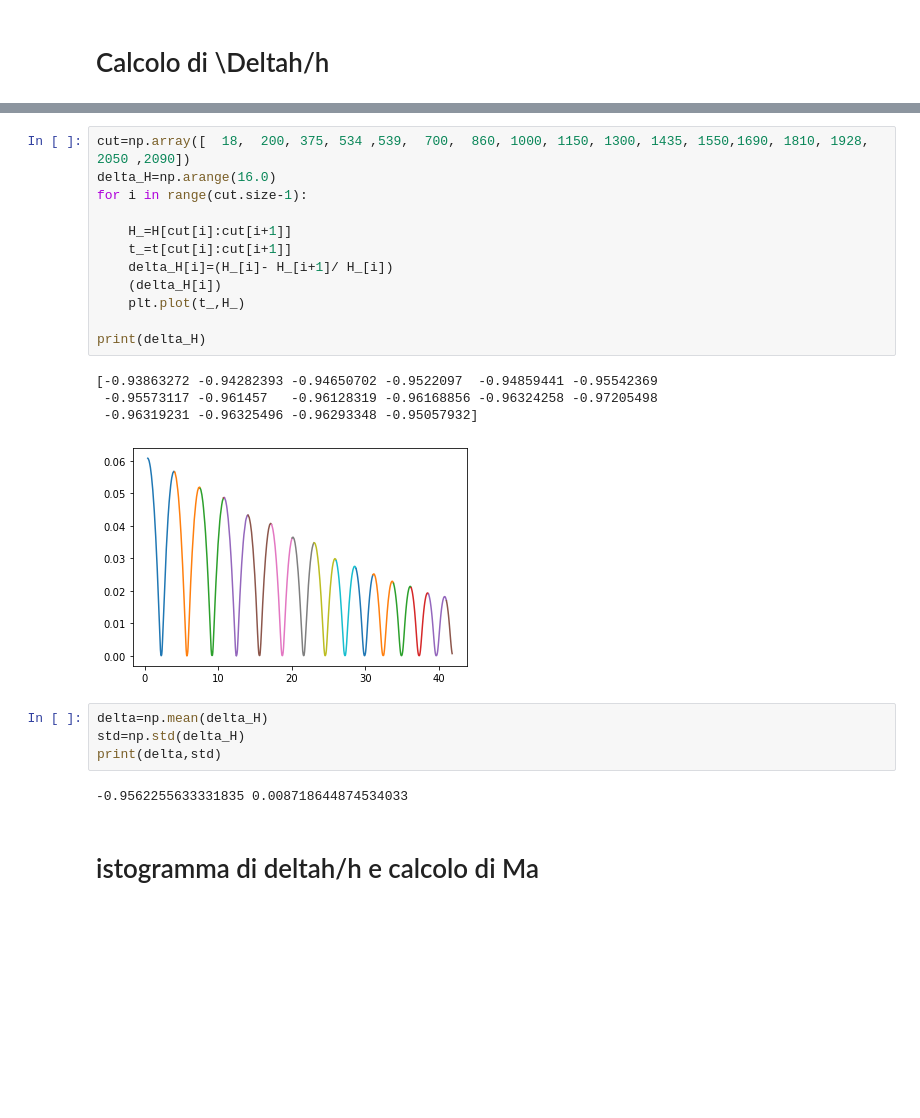
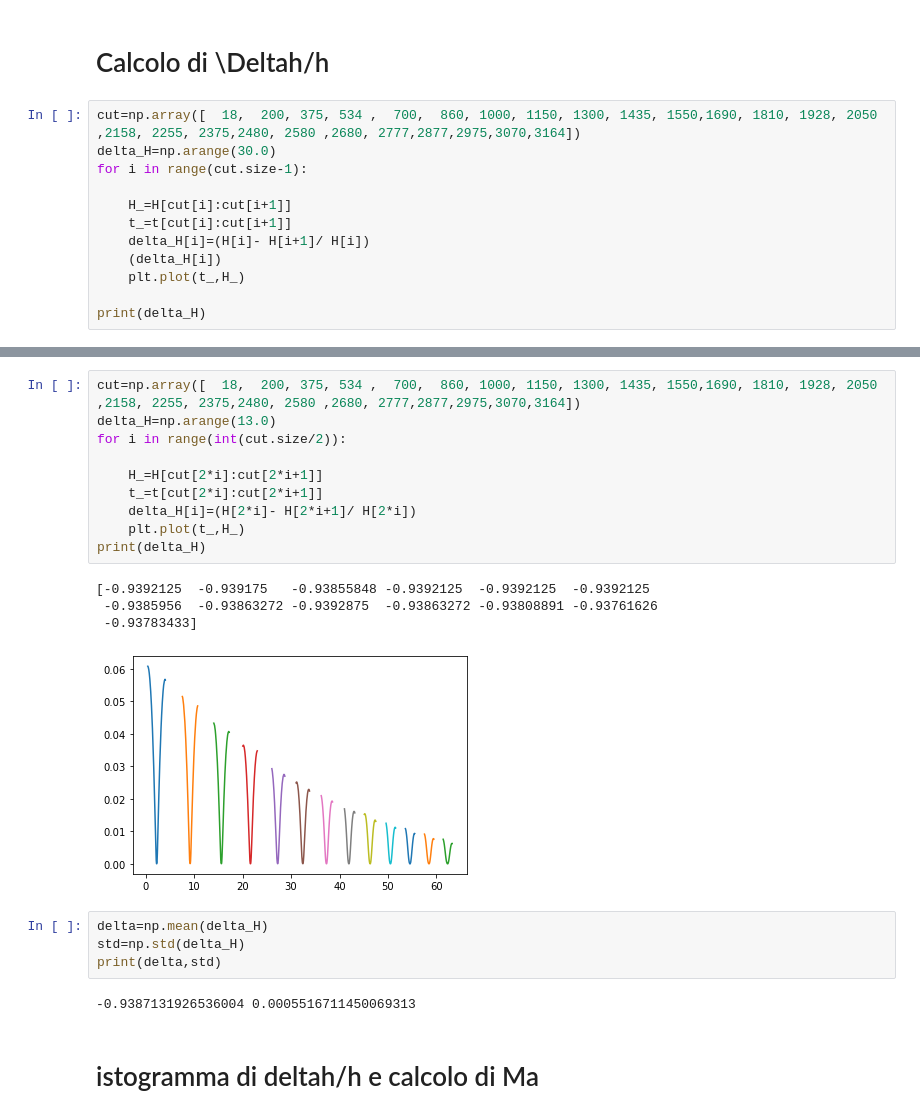
Before and after one commit to unTipicoCapodoglio/prova5, a Jupyter notebook: analisi5d.ipynb, the cells around one changed output, grey strips where cells are left out. Drawn from its saved outputs; the diff is of its cells as text; blank space fills up the shorter version.

```diff
--- a/analisi5d.ipynb
+++ b/analisi5d.ipynb
@@ -24,3 +24,15 @@ print(CUT)
 (array([  18,  534,  539,  700,  854, 1922, 2775, 3161], dtype=int64),)
 # %% [markdown]
 # Calcolo di \Deltah/h
+# %%
+cut=np.array([  18,  200, 375, 534 ,  700,  860, 1000, 1150, 1300, 1435, 1550,1690, 1810, 1928, 2050 ,2158, 2255, 2375,2480, 2580 ,2680, 2777,2877,2975,3070,3164])
+delta_H=np.arange(30.0)
+for i in range(cut.size-1):
+
+    H_=H[cut[i]:cut[i+1]]
+    t_=t[cut[i]:cut[i+1]]
+    delta_H[i]=(H[i]- H[i+1]/ H[i])
+    (delta_H[i])
+    plt.plot(t_,H_)
+
+print(delta_H)
@@ -27,26 +46,24 @@ print(CUT)
 # %%
-cut=np.array([  18,  200, 375, 534 ,539,  700,  860, 1000, 1150, 1300, 1435, 1550,1690, 1810, 1928, 2050 ,2090])
-delta_H=np.arange(16.0)
-for i in range(cut.size-1):
+cut=np.array([  18,  200, 375, 534 ,  700,  860, 1000, 1150, 1300, 1435, 1550,1690, 1810, 1928, 2050 ,2158, 2255, 2375,2480, 2580 ,2680, 2777,2877,2975,3070,3164])
+delta_H=np.arange(13.0)
+for i in range(int(cut.size/2)):
 
-    H_=H[cut[i]:cut[i+1]]
-    t_=t[cut[i]:cut[i+1]]
-    delta_H[i]=(H_[i]- H_[i+1]/ H_[i])
-    (delta_H[i])
+    H_=H[cut[2*i]:cut[2*i+1]]
+    t_=t[cut[2*i]:cut[2*i+1]]
+    delta_H[i]=(H[2*i]- H[2*i+1]/ H[2*i])
     plt.plot(t_,H_)
-
 print(delta_H)
 # %% [output]
-[-0.93863272 -0.94282393 -0.94650702 -0.9522097  -0.94859441 -0.95542369
- -0.95573117 -0.961457   -0.96128319 -0.96168856 -0.96324258 -0.97205498
- -0.96319231 -0.96325496 -0.96293348 -0.95057932]
+[-0.9392125  -0.939175   -0.93855848 -0.9392125  -0.9392125  -0.9392125
+ -0.9385956  -0.93863272 -0.9392875  -0.93863272 -0.93808891 -0.93761626
+ -0.93783433]
-[figure, old version]
+[figure, new version]
 # %%
 delta=np.mean(delta_H)
 std=np.std(delta_H)
 print(delta,std)
 # %% [output]
--0.9562255633331835 0.008718644874534033
+-0.9387131926536004 0.0005516711450069313
 # %% [markdown]
 # istogramma di deltah/h e calcolo di Ma
 # %%
```
Also changed, not shown: parts of 6 cells of this notebook.
